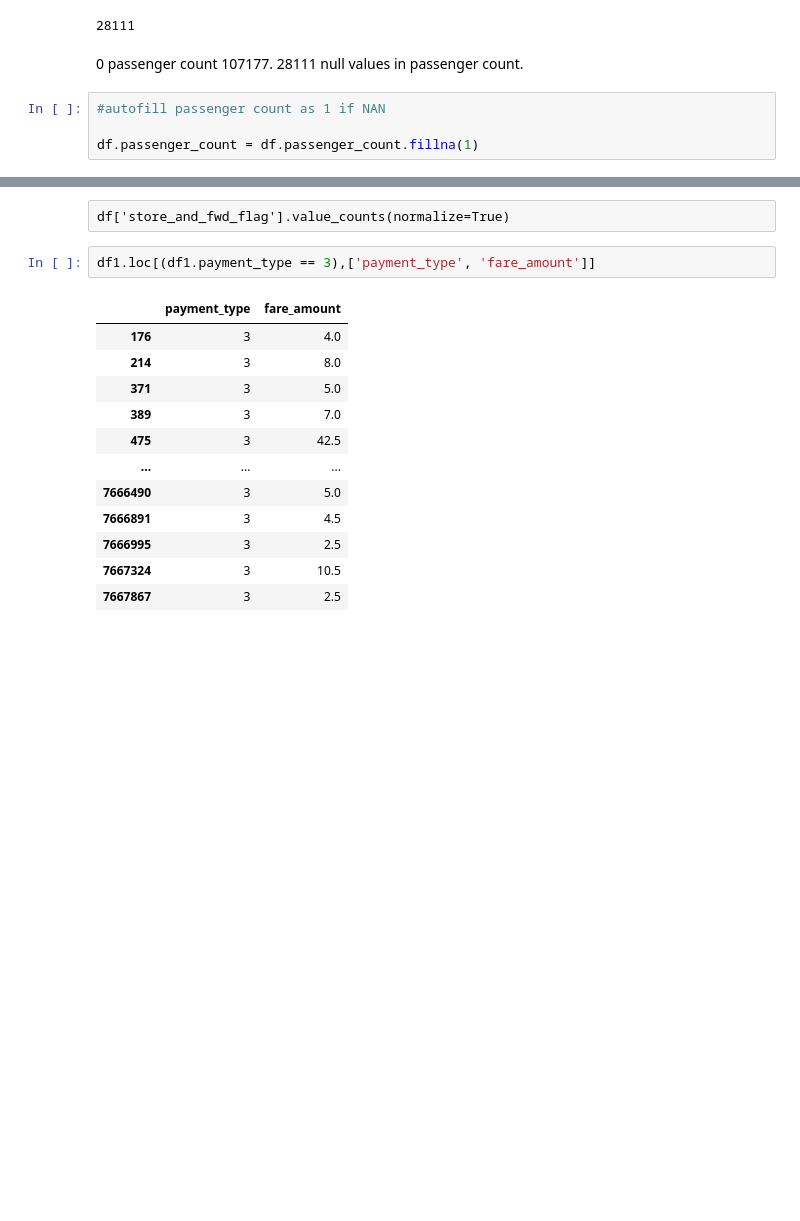
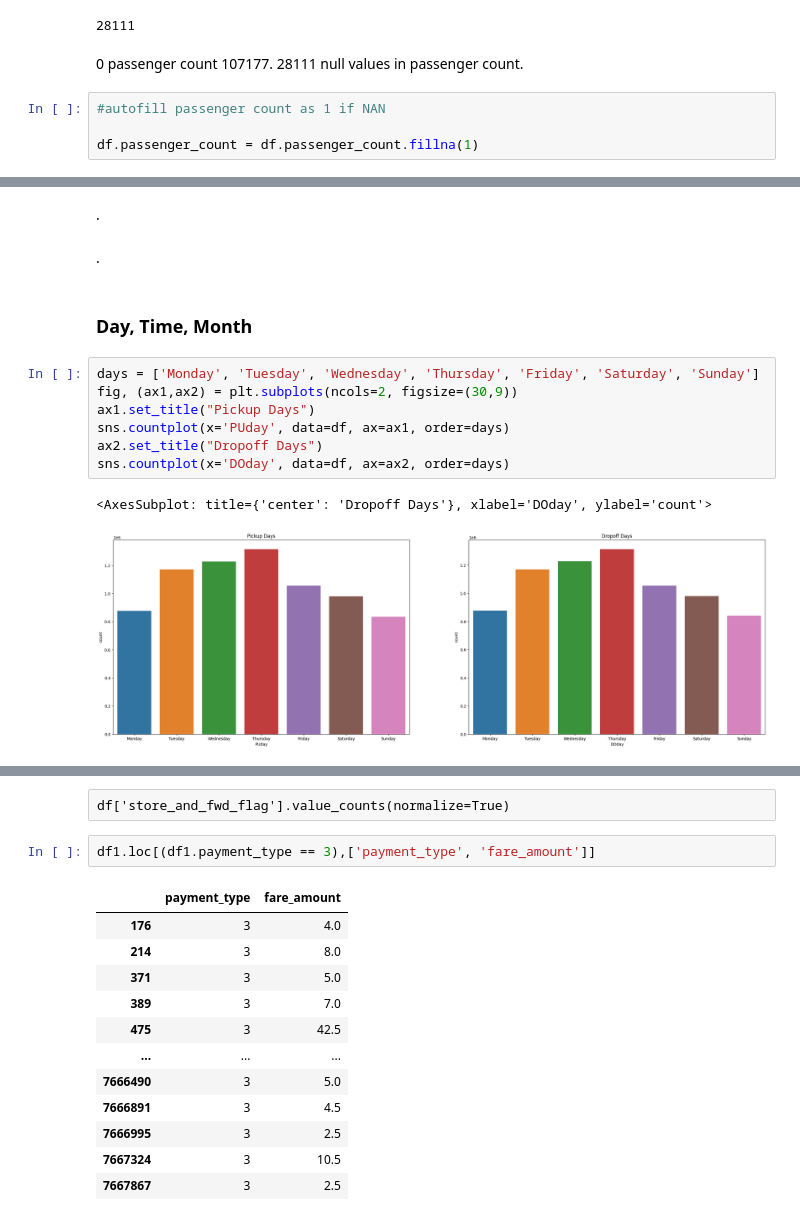
Before and after one commit to satyam-gaikwad/wheres-my-taxi, a Jupyter notebook: initial-development.ipynb, the cells around one changed output, grey strips where cells are left out. Cells and saved outputs as stored; diff of their text form; blank space fills up the shorter version.

```diff
--- a/initial-development.ipynb
+++ b/initial-development.ipynb
@@ -236,0 +235,16 @@ df.passenger_count = df.passenger_count.fillna(1)
+# %% [markdown]
+.
+# %% [markdown]
+.
+# %% [markdown]
+### Day, Time, Month
+# %%
+days = ['Monday', 'Tuesday', 'Wednesday', 'Thursday', 'Friday', 'Saturday', 'Sunday']
+fig, (ax1,ax2) = plt.subplots(ncols=2, figsize=(30,9))
+ax1.set_title("Pickup Days")
+sns.countplot(x='PUday', data=df, ax=ax1, order=days)
+ax2.set_title("Dropoff Days")
+sns.countplot(x='DOday', data=df, ax=ax2, order=days)
+# %% [output]
+<AxesSubplot: title={'center': 'Dropoff Days'}, xlabel='DOday', ylabel='count'>
+[figure, added]
```
Also changed, not shown: parts of 53 cells of this notebook.
